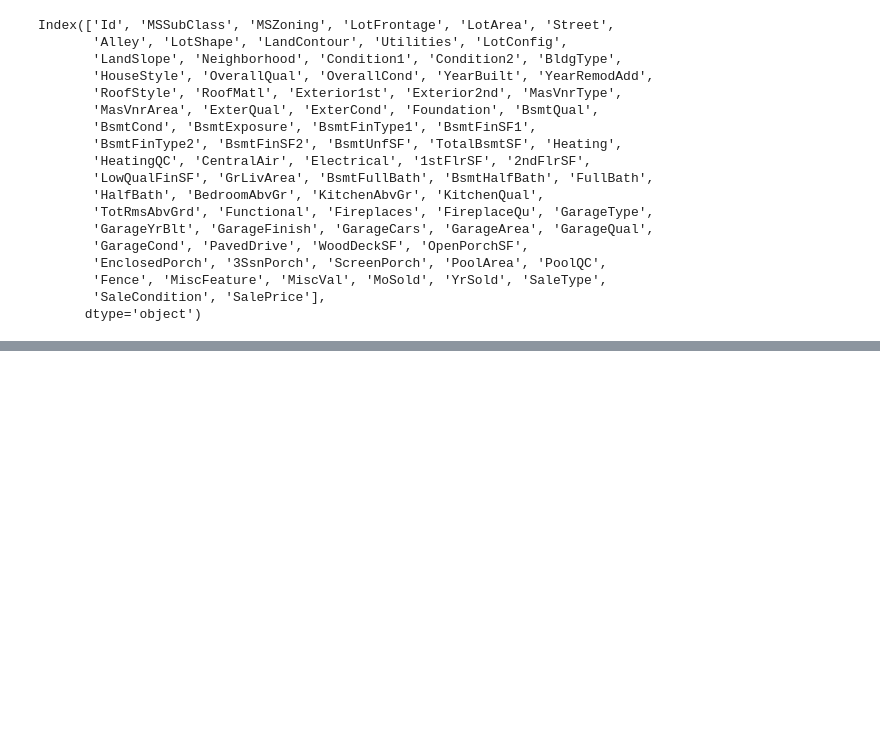
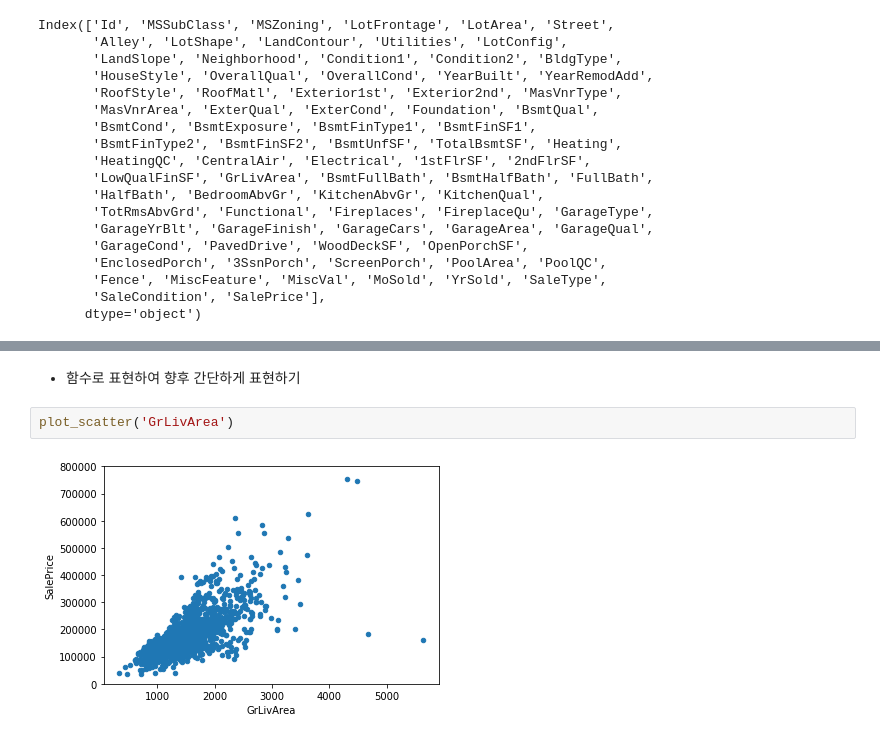
Before and after one commit to 951237/TIL, a Jupyter notebook: TIL_캐글따라하기_comprehensive_data_exploration_with_python_200229.ipynb, the cells around one changed output, grey strips where cells are left out. Saved outputs shown, nothing was run; the diff lists cells and outputs as text; blank space fills up the shorter version.

```diff
--- a/TIL_캐글따라하기_comprehensive_data_exploration_with_python_200229.ipynb
+++ b/TIL_캐글따라하기_comprehensive_data_exploration_with_python_200229.ipynb
@@ -84,0 +87,6 @@ Length: 81, dtype: int64
+# %% [markdown]
+- 함수로 표현하여 향후 간단하게 표현하기
+# %%
+plot_scatter('GrLivArea')
+# %% [output]
+[figure, added]
```
Also changed, not shown: parts of 26 cells of this notebook.
